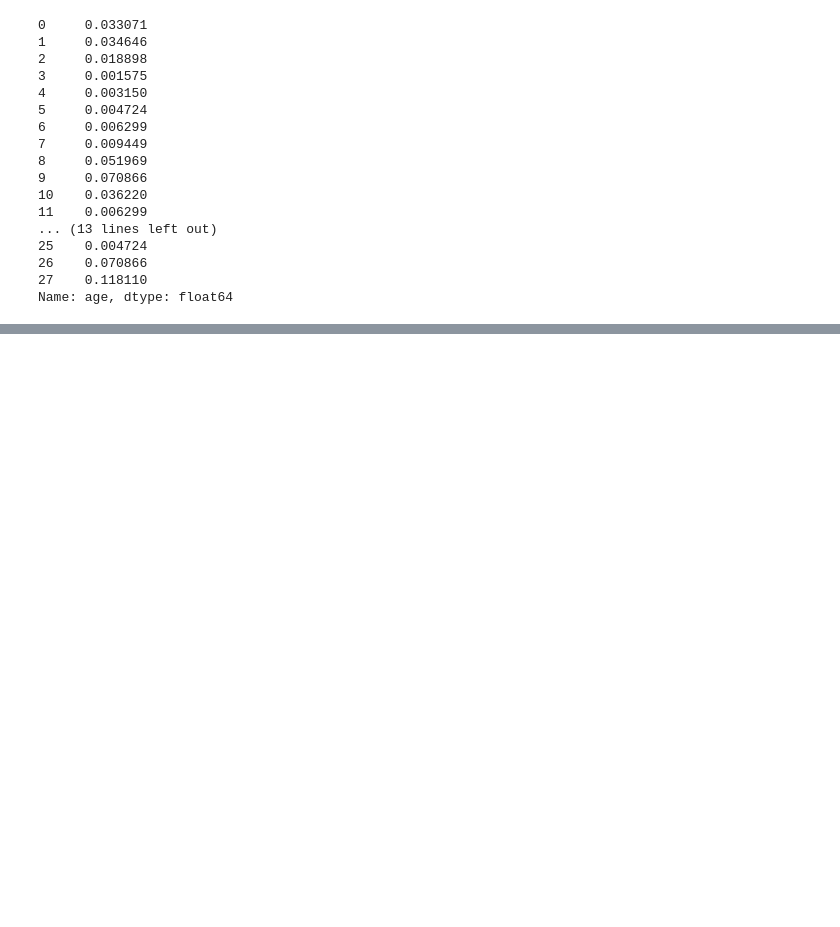
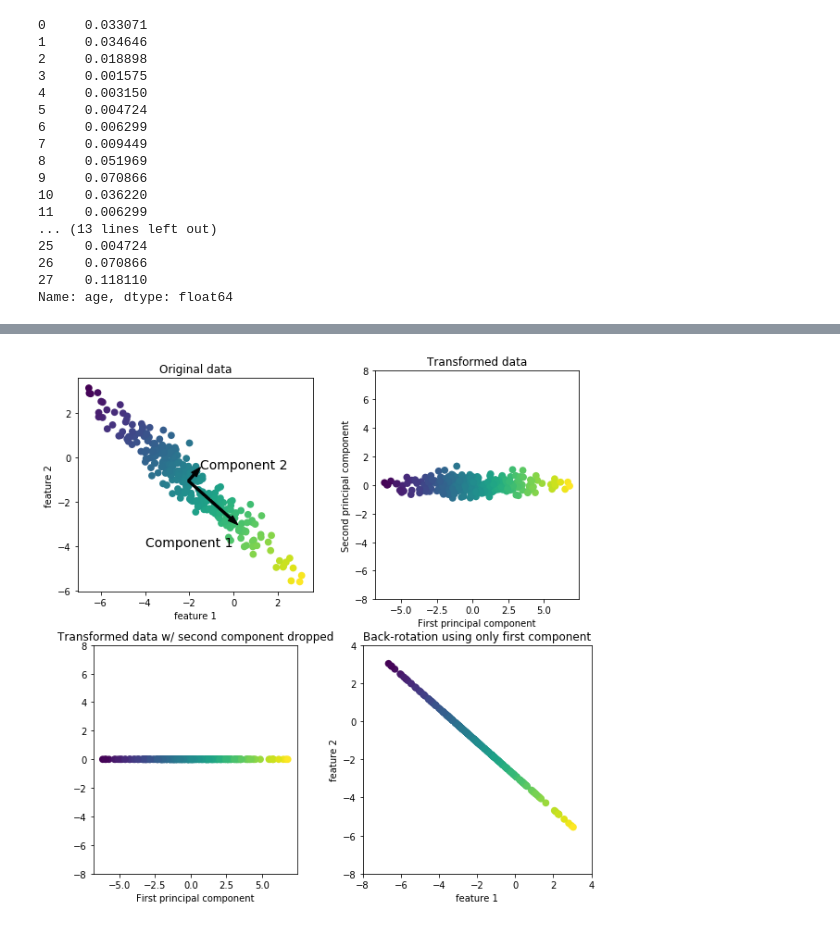
Before and after one commit to bnriiitb/applied_machine_learning_course, a Jupyter notebook: 08 Unsupervsed Learning/Unsupervised Learning.ipynb, the cells around one changed output, grey strips where cells are left out. Drawn from its saved outputs; the diff is of its cells as text; code cells hidden in the pictures; blank space fills up the shorter version.

```diff
--- a/08 Unsupervsed Learning/Unsupervised Learning.ipynb
+++ b/08 Unsupervsed Learning/Unsupervised Learning.ipynb
@@ -188,0 +211,5 @@ Name: age, dtype: float64
+# %%
+import mglearn
+mglearn.plots.plot_pca_illustration()
+# %% [output]
+[figure, added]
```
Also changed, not shown: parts of 1 cell of this notebook, 1 other file.
